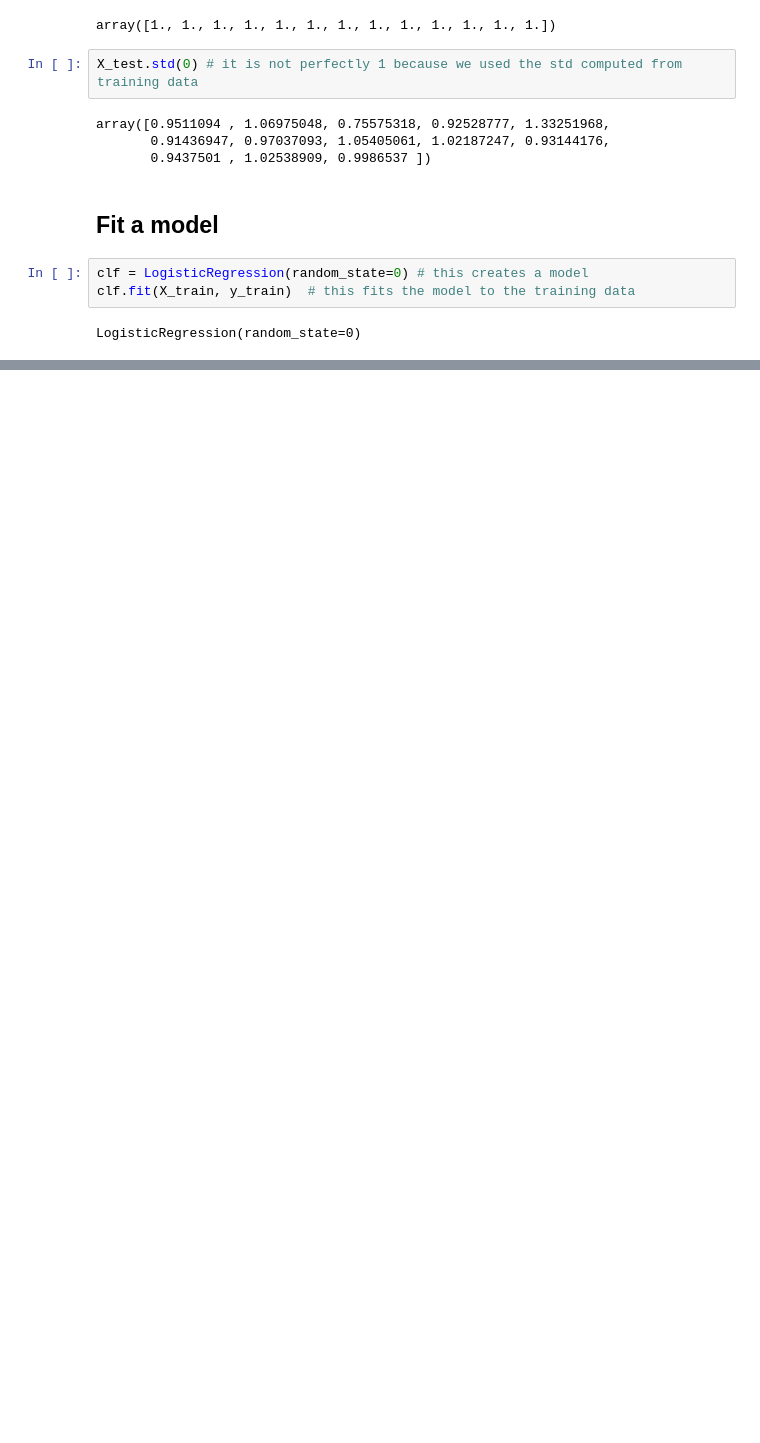
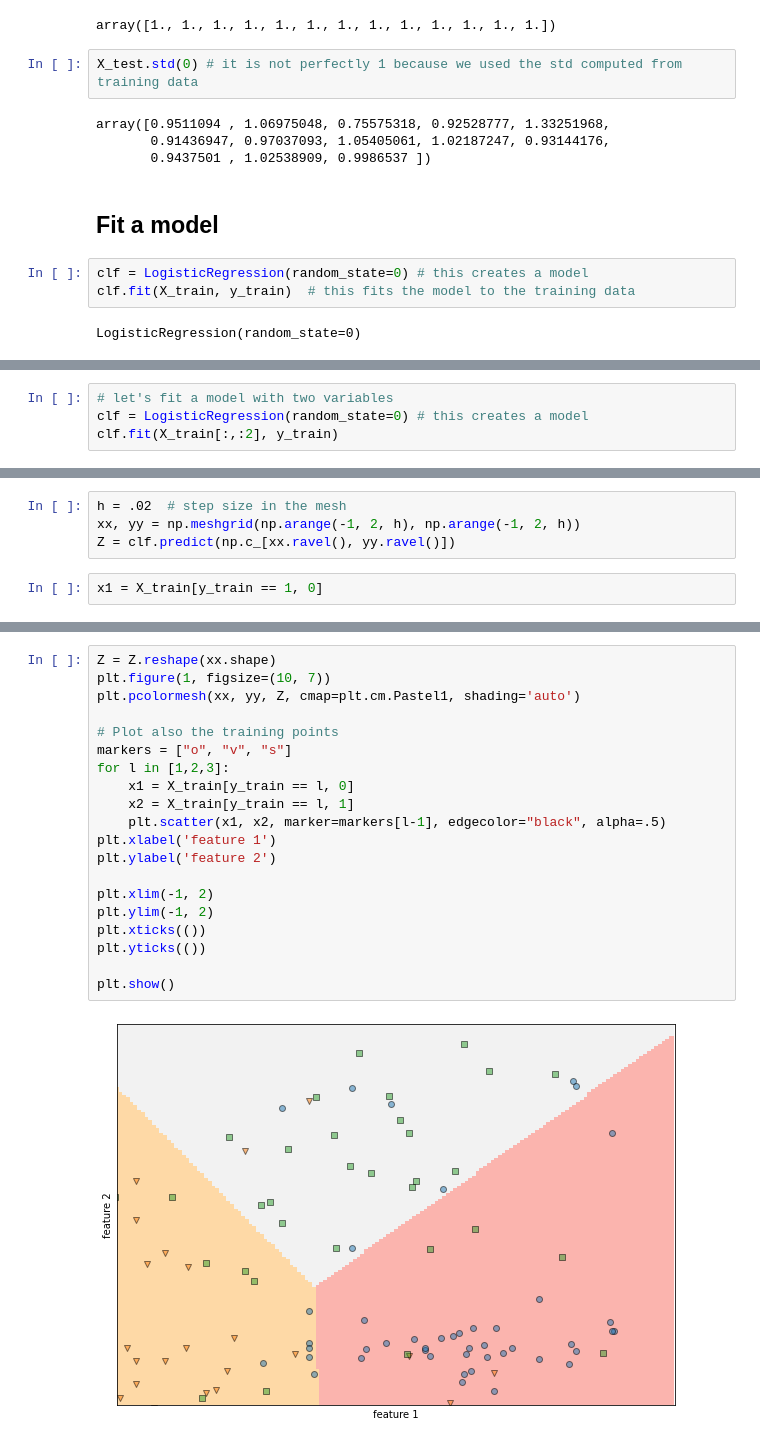
Before and after one commit to yanneta/msds699, a Jupyter notebook: notebooks/1_basic_sklearn_pipeline.ipynb, the cells around one changed output, grey strips where cells are left out. Drawn from its saved outputs; the diff is of its cells as text; blank space fills up the shorter version.

```diff
--- a/notebooks/1_basic_sklearn_pipeline.ipynb
+++ b/notebooks/1_basic_sklearn_pipeline.ipynb
@@ -172,0 +216,4 @@ K-fold cross-validation is usedful method for estimating performace. It is parti
+# %%
+# let's fit a model with two variables
+clf = LogisticRegression(random_state=0) # this creates a model
+clf.fit(X_train[:,:2], y_train)
@@ -172,0 +222,6 @@ K-fold cross-validation is usedful method for estimating performace. It is parti
+# %%
+h = .02  # step size in the mesh
+xx, yy = np.meshgrid(np.arange(-1, 2, h), np.arange(-1, 2, h))
+Z = clf.predict(np.c_[xx.ravel(), yy.ravel()])
+# %%
+x1 = X_train[y_train == 1, 0]
@@ -172,0 +241,22 @@ K-fold cross-validation is usedful method for estimating performace. It is parti
+# %%
+Z = Z.reshape(xx.shape)
+plt.figure(1, figsize=(10, 7))
+plt.pcolormesh(xx, yy, Z, cmap=plt.cm.Pastel1, shading='auto')
+
+# Plot also the training points
+markers = ["o", "v", "s"]
+for l in [1,2,3]:
+    x1 = X_train[y_train == l, 0]
+    x2 = X_train[y_train == l, 1]
+    plt.scatter(x1, x2, marker=markers[l-1], edgecolor="black", alpha=.5)
+plt.xlabel('feature 1')
+plt.ylabel('feature 2')
+
+plt.xlim(-1, 2)
+plt.ylim(-1, 2)
+plt.xticks(())
+plt.yticks(())
+
+plt.show()
+# %% [output]
+[figure, added]
```
Also changed, not shown: parts of 24 cells of this notebook.
